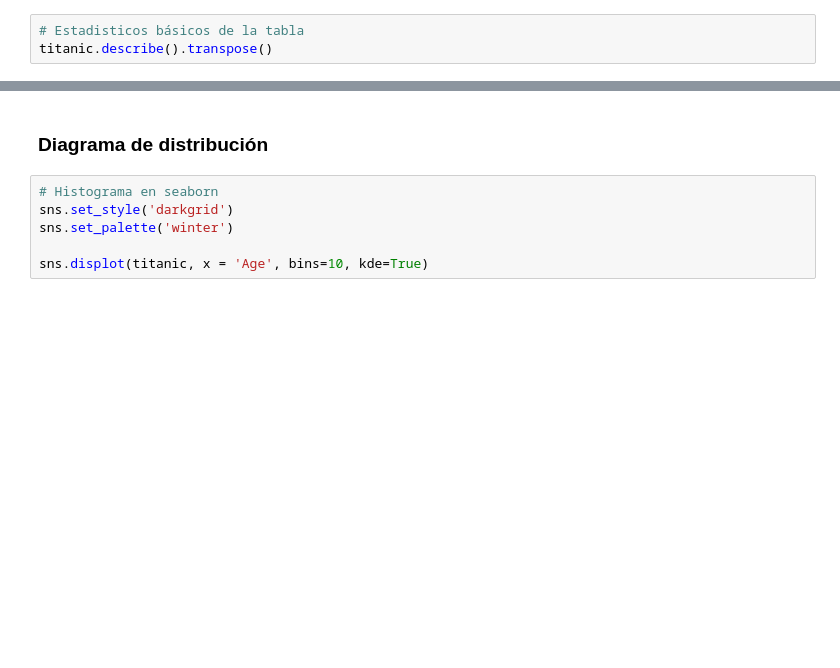
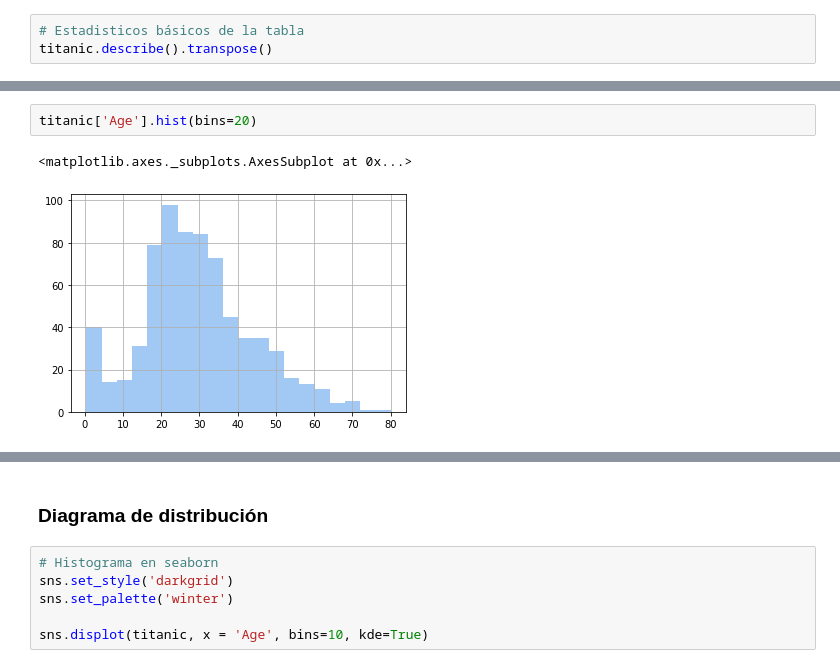
Before and after one commit to JCaballerot/Programacion_en_Python, a Jupyter notebook: modulo6/Estadística_para_el_análisis_de_datos.ipynb, the cells around one changed output, grey strips where cells are left out. Cells and saved outputs as stored; diff of their text form; blank space fills up the shorter version.

```diff
--- a/modulo6/Estadística_para_el_análisis_de_datos.ipynb
+++ b/modulo6/Estadística_para_el_análisis_de_datos.ipynb
@@ -154,0 +190,5 @@ titanic.describe().transpose()
+# %%
+titanic['Age'].hist(bins=20)
+# %% [output]
+<matplotlib.axes._subplots.AxesSubplot at 0x...>
+[figure, added]
```
Also changed, not shown: parts of 12 cells of this notebook.
